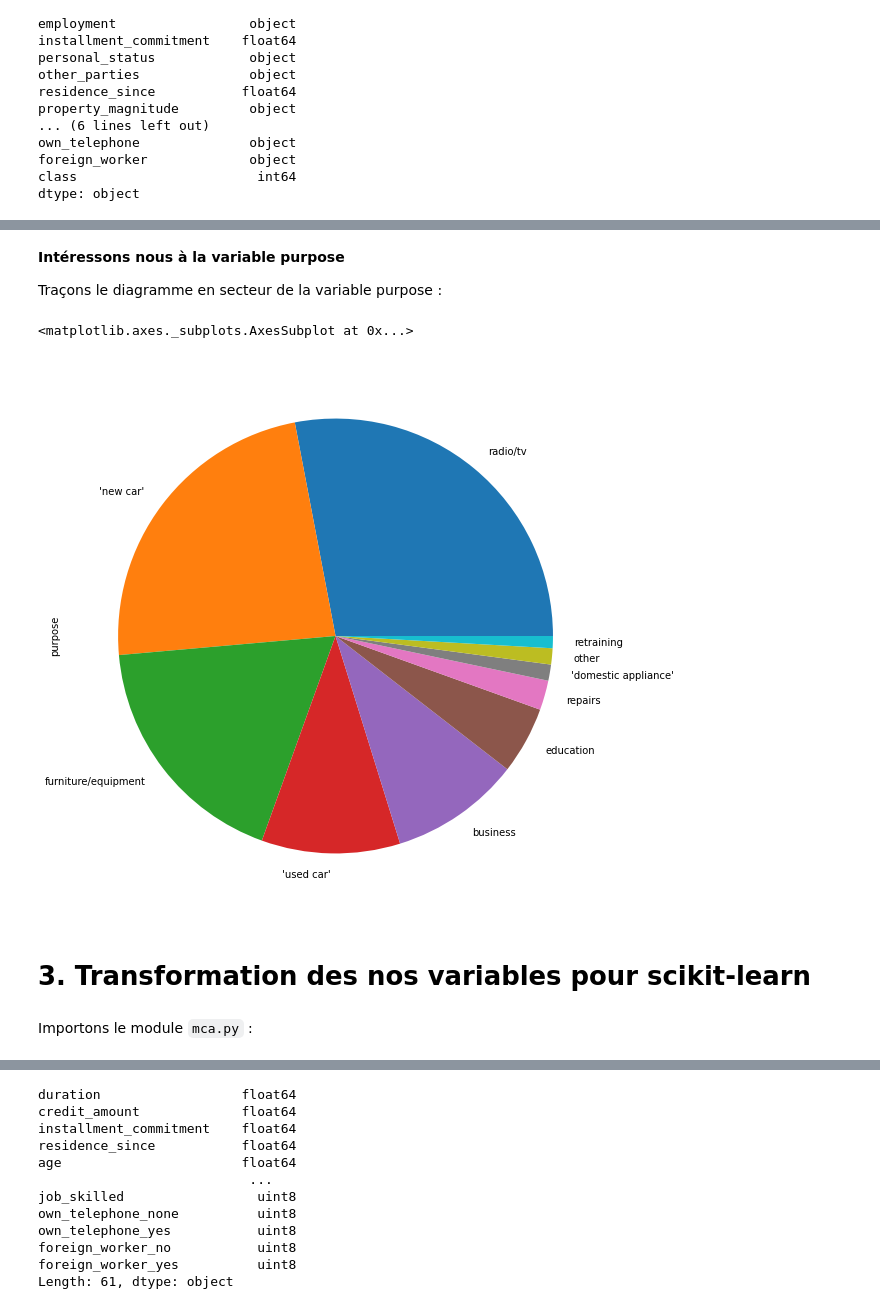
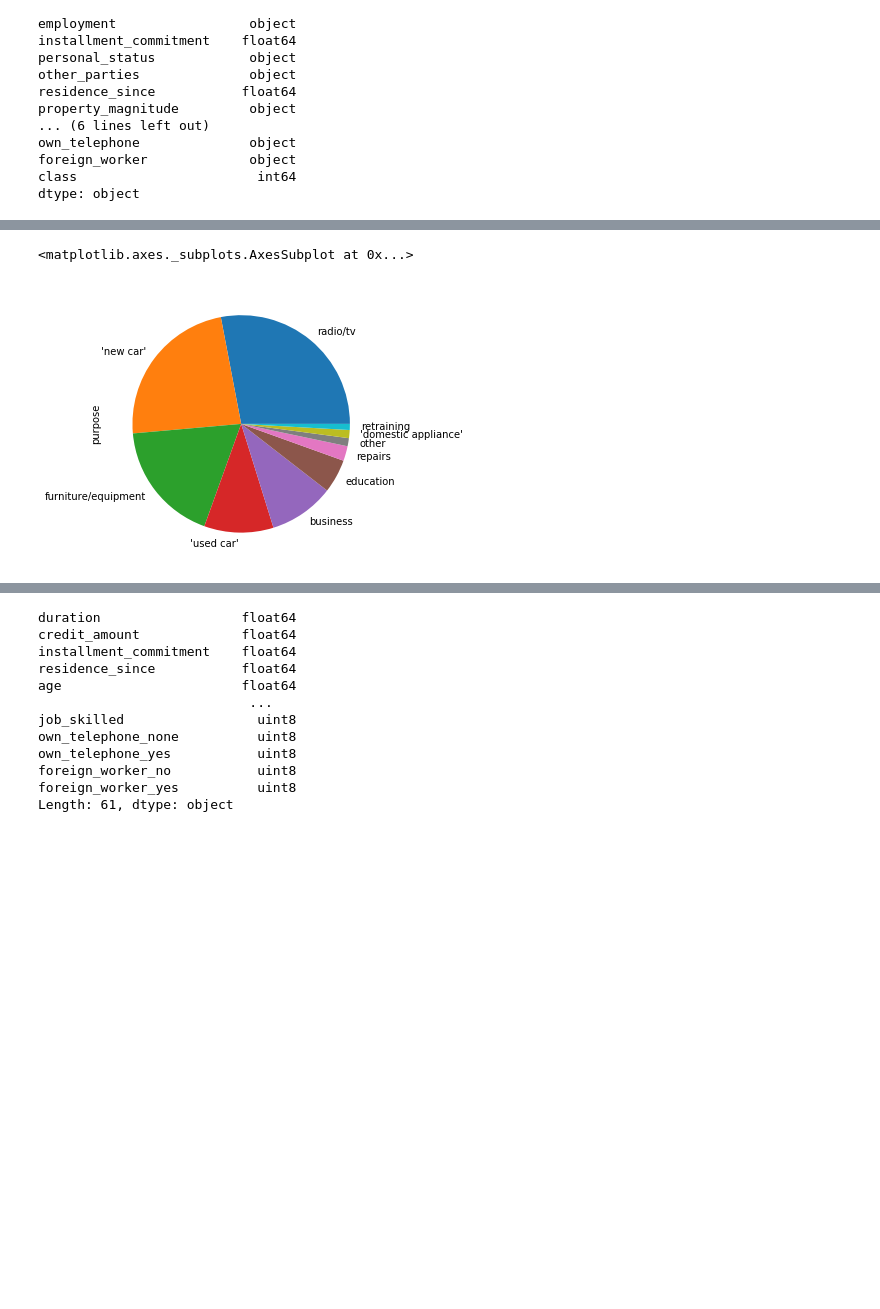
Before and after one commit to cedricxs/MYPY, a Jupyter notebook: TP1_Extraction_de_connaissances_dans_les_données_ipynb.ipynb, the cells around one changed output, grey strips where cells are left out. Saved outputs shown, nothing was run; the diff lists cells and outputs as text; code cells hidden in the pictures; blank space fills up the shorter version.

```diff
--- a/TP1_Extraction_de_connaissances_dans_les_données_ipynb.ipynb
+++ b/TP1_Extraction_de_connaissances_dans_les_données_ipynb.ipynb
@@ -35,0 +6,2 @@ Afin d'accéder aux types des colonnes, on utilise `df.dtypes`
+# %%
+df = pd.read_csv("german.data", sep="\t")
@@ -116,13 +70,5 @@ df.boxplot("duration")
-# %% [markdown]
-**Intéressons nous à la variable purpose**
-
-Traçons le diagramme en secteur de la variable purpose :
 # %%
-df.purpose.value_counts().plot.pie(figsize=[10,10])
+df.purpose.value_counts().plot.pie(figsize=[5,5])
 # %% [output]
 <matplotlib.axes._subplots.AxesSubplot at 0x...>
-[figure, old version]
+[figure, new version]
-# %% [markdown]
-# 3. Transformation des nos variables pour scikit-learn
-# %% [markdown]
-Importons le module `mca.py` :
```
Also changed, not shown: parts of 120 cells of this notebook.
